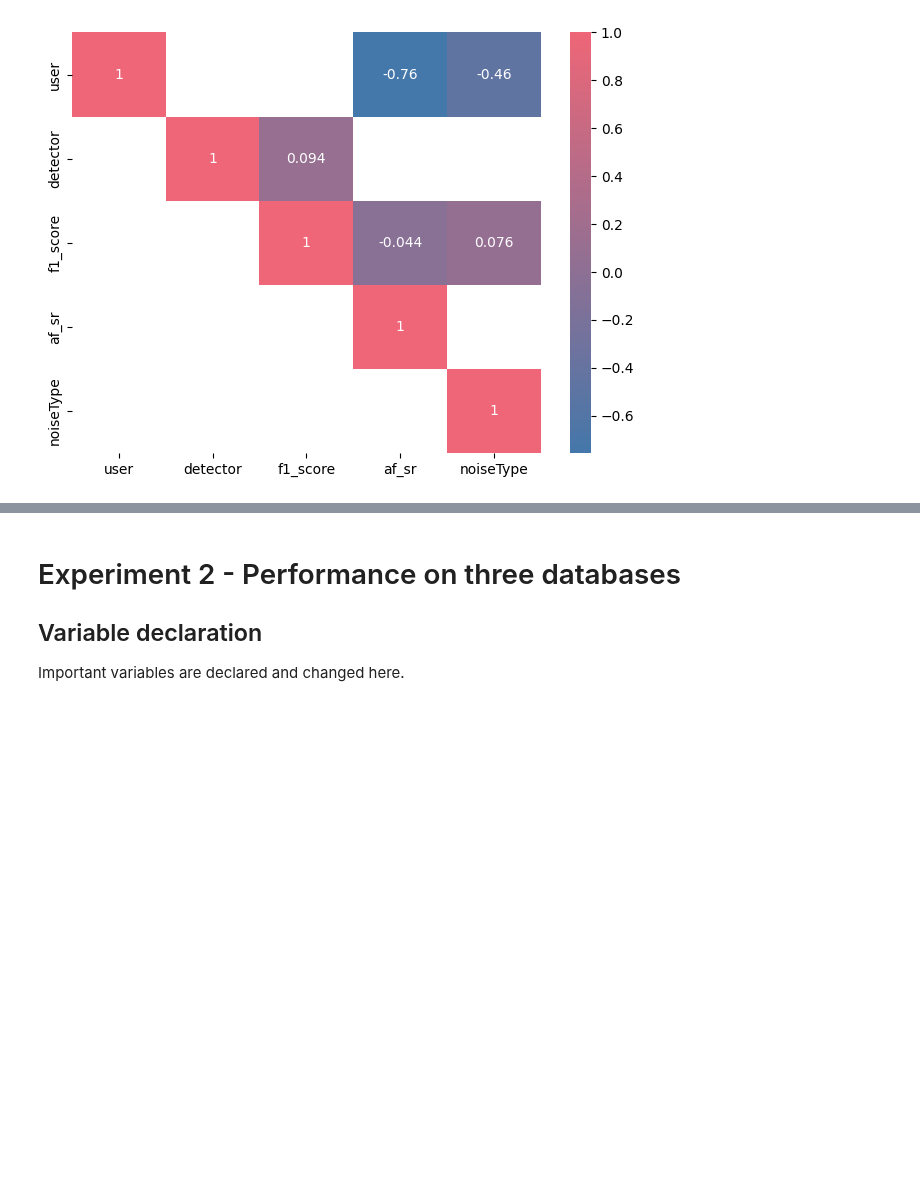
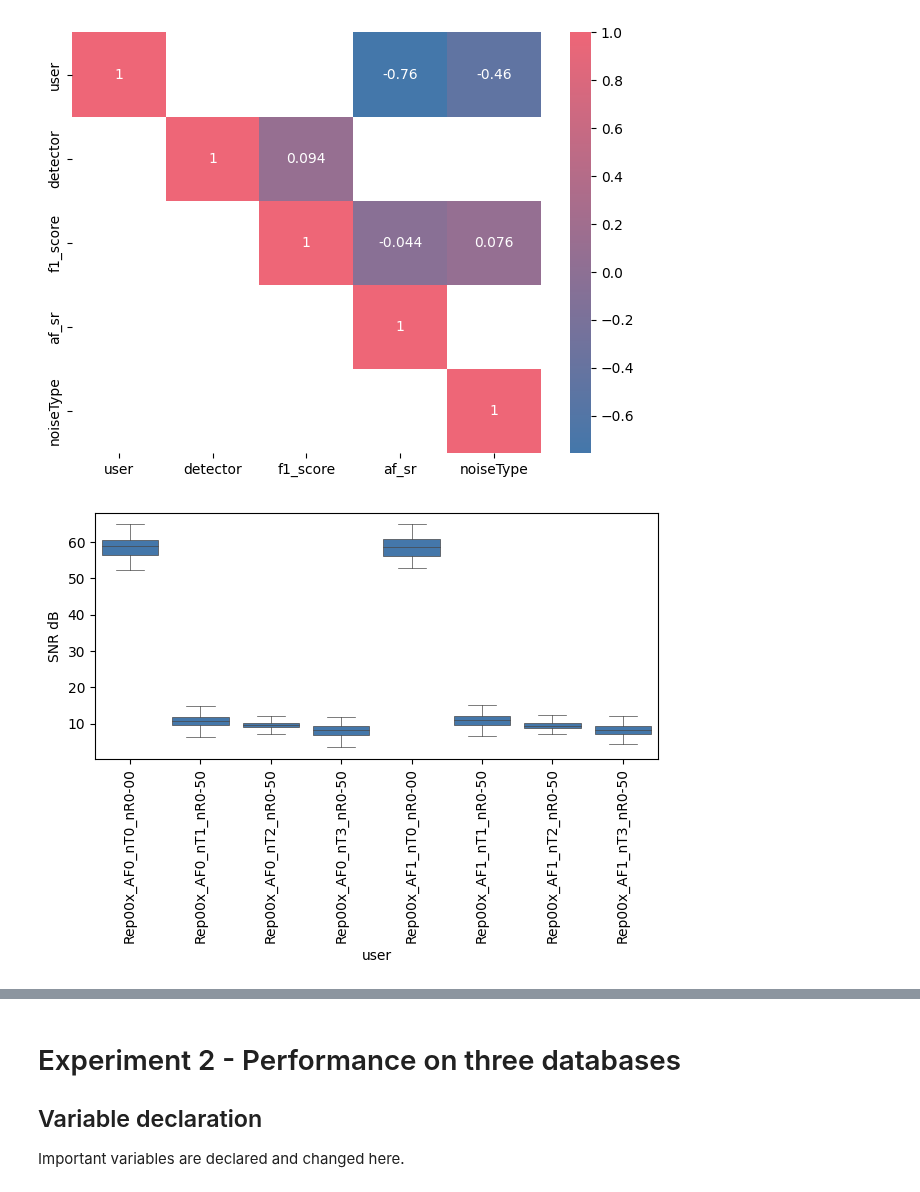
Before and after one commit to floriankri/ecg_detector_assessment, a Jupyter notebook: Playground/playground.ipynb, the cells around one changed output, grey strips where cells are left out. Drawn from its saved outputs; the diff is of its cells as text; code cells hidden in the pictures; blank space fills up the shorter version.

```diff
--- a/Playground/playground.ipynb
+++ b/Playground/playground.ipynb
@@ -1265,4 +1265,16 @@ sns.heatmap(corr, mask=mask,
 plt.tight_layout()
 # %% [output]
 [figure]
+# %%
+data_plot = data_synth
+x = 'user'
+y = 'SNR dB'
+order = np.sort(data_plot['user'].unique())
+fig, ax = plt.subplots()
+sns.boxplot(x=x, y=y, data=data_plot,order=order,saturation=saturation,linewidth=linewidth,flierprops=flierprops,showfliers=False,color=cmap[0])
+ax.tick_params(axis='x', rotation=90)
+plt.tight_layout()
+pass
+# %% [output]
+[figure, added]
 # %%
```
Also changed, not shown: parts of 7 cells of this notebook.
